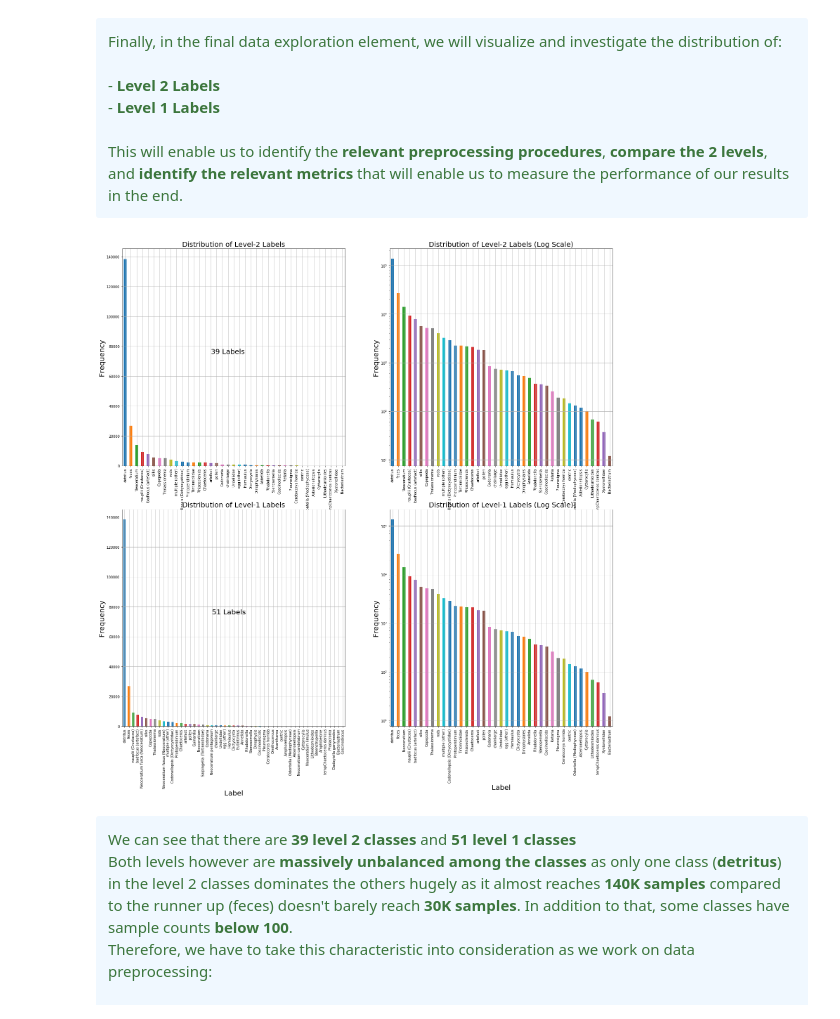
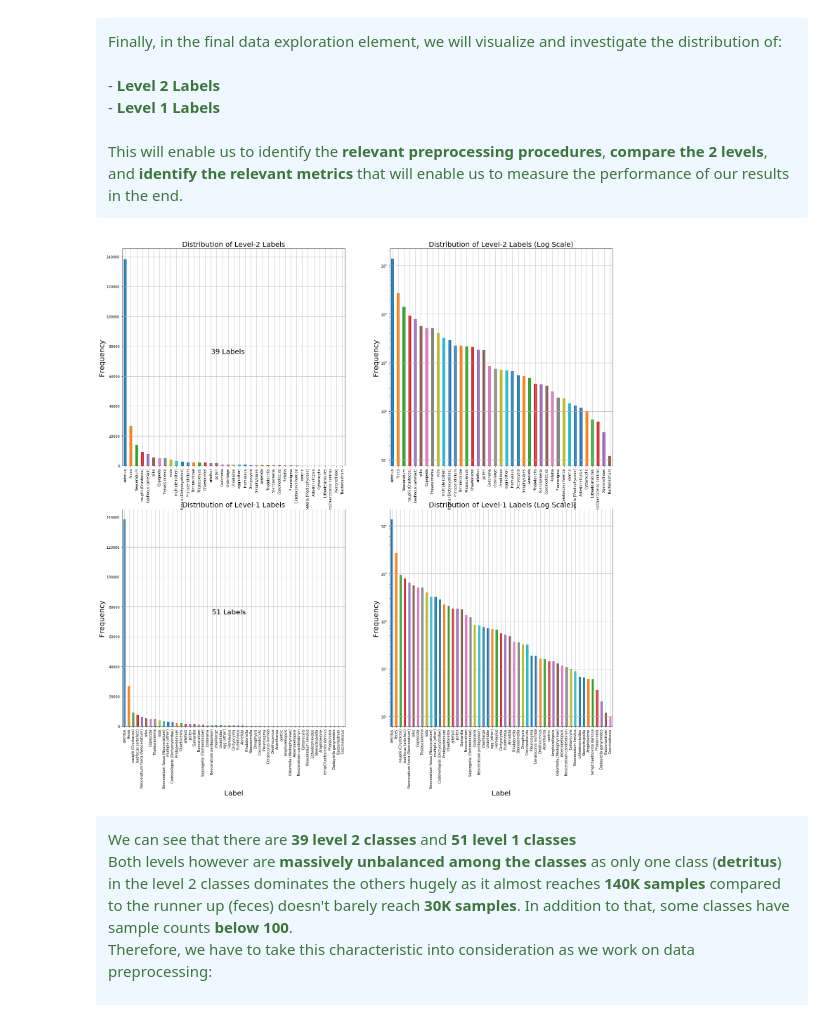
Before and after one commit to kandakji/Plankton-Image-Classification, a Jupyter notebook: plankton_challenge.ipynb, the cells around one changed output. Saved outputs shown, nothing was run; the diff lists cells and outputs as text; code cells hidden in the pictures.

```diff
--- a/plankton_challenge.ipynb
+++ b/plankton_challenge.ipynb
@@ -589,35 +603,35 @@ ax3.set_yscale('log')
 
 
 ax2 = plt.subplot(2, 2, 3)
 
 # Plot the cumulative distribution
 metaDF["level1"].value_counts().plot(kind="bar")
 
 
 ax2.set_title('Distribution of Level-1 Labels', size = 20)
 ax2.set_xlabel('Label', size = 20)
 ax2.set_ylabel('Frequency', size = 20)
 ax2.grid(True)
 ax2.annotate(str(metaDF.level1.nunique())+' Labels', (20,75000), size = 20)
 
 ax4 = plt.subplot(2, 2, 4)
 
 # Plot the cumulative distribution
-metaDF["level2"].value_counts().plot(kind="bar")
+metaDF["level1"].value_counts().plot(kind="bar")
 
 
 ax4.set_title('Distribution of Level-1 Labels (Log Scale)', size = 20)
 ax4.set_xlabel('Label', size = 20)
 ax4.set_ylabel('Frequency', size = 20)
 ax4.grid(True)
 ax4.set_yscale('log')
 
 fig.set_size_inches(w=25,h=25)
 
 
 plt.show()
 # %% [output]
-[figure, old version]
+[figure, new version]
 # %% [markdown]
 <div class="alert alert-success" style="background-color: AliceBlue; border-color: CornflowerBlue ">
 We can see that there are <b>39 level 2 classes</b> and <b>51 level 1 classes</b><br>
```
Also changed, not shown: parts of 12 cells of this notebook.
